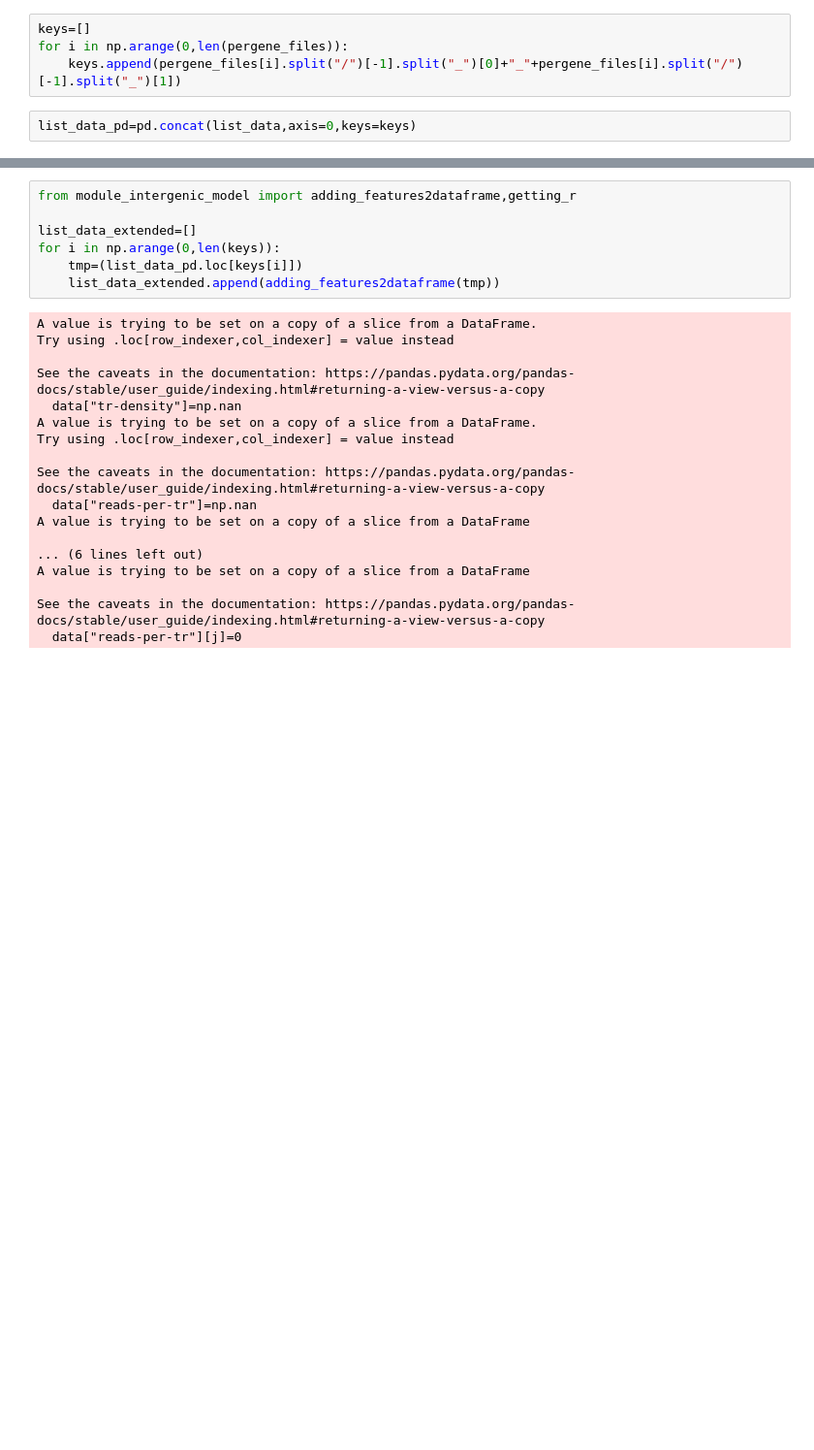
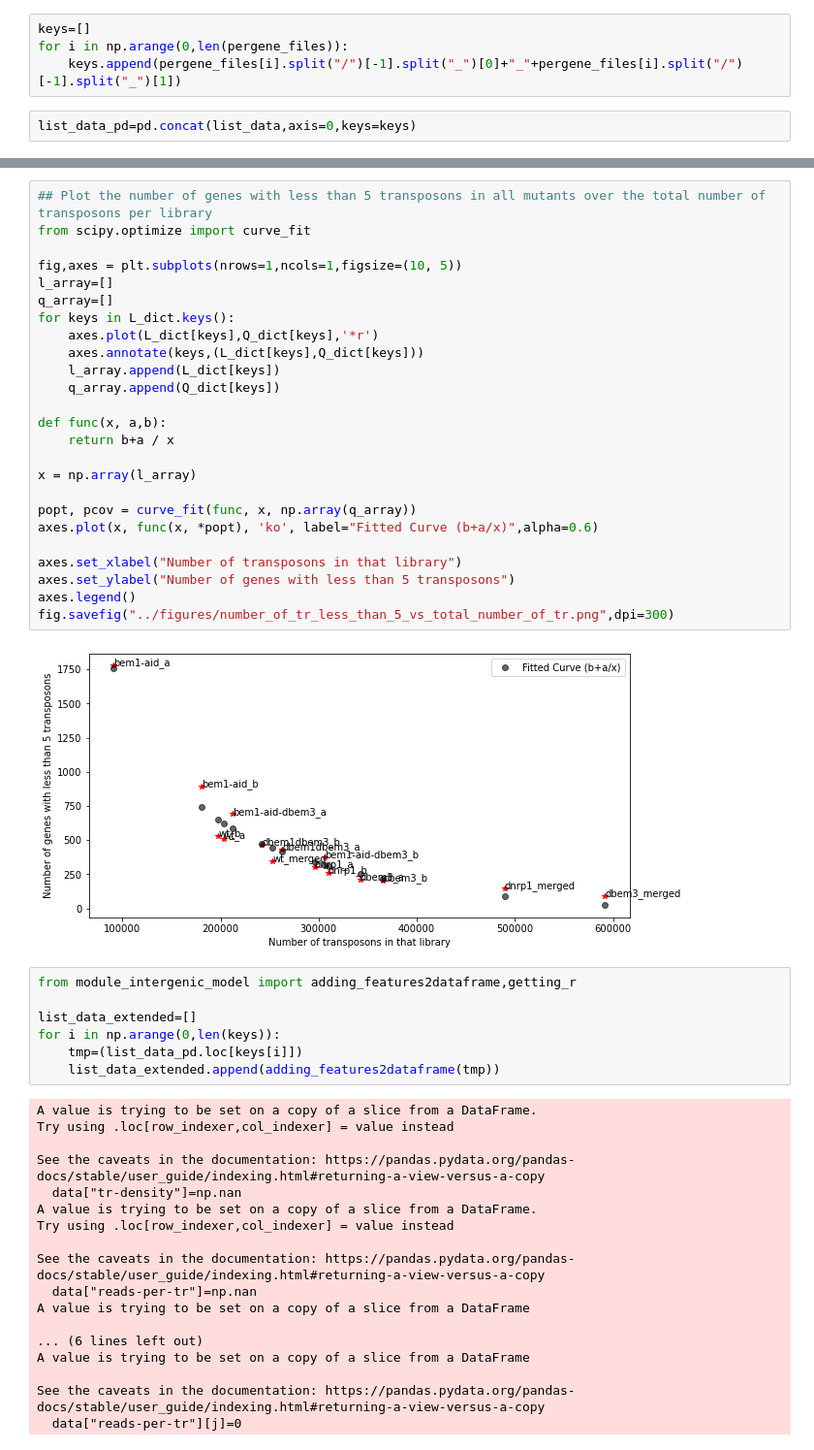
Before and after one commit to SATAY-LL/comparative-analysis-among-strains, a Jupyter notebook: src/analysis_evolutionary_trajectory.ipynb, the cells around one changed output, grey strips where cells are left out. Shown at 97% size. Saved outputs shown, nothing was run; the diff lists cells and outputs as text; blank space fills up the shorter version.

```diff
--- a/src/analysis_evolutionary_trajectory.ipynb
+++ b/src/analysis_evolutionary_trajectory.ipynb
@@ -82,6 +89,33 @@ plt.savefig("../figures/fig_number_insertions_and_reads_for_all_libraries.png",d
 plt.tight_layout(pad=3)
 # %% [output]
 [figure]
+# %%
+## Plot the number of genes with less than 5 transposons in all mutants over the total number of transposons per library
+from scipy.optimize import curve_fit
+
+fig,axes = plt.subplots(nrows=1,ncols=1,figsize=(10, 5))
+l_array=[]
+q_array=[]
+for keys in L_dict.keys():
+    axes.plot(L_dict[keys],Q_dict[keys],'*r')
+    axes.annotate(keys,(L_dict[keys],Q_dict[keys]))
+    l_array.append(L_dict[keys])
+    q_array.append(Q_dict[keys])
+
+def func(x, a,b):
+    return b+a / x
+
+x = np.array(l_array)
+
+popt, pcov = curve_fit(func, x, np.array(q_array))
+axes.plot(x, func(x, *popt), 'ko', label="Fitted Curve (b+a/x)",alpha=0.6)
+
+axes.set_xlabel("Number of transposons in that library")
+axes.set_ylabel("Number of genes with less than 5 transposons")
+axes.legend()
+fig.savefig("../figures/number_of_tr_less_than_5_vs_total_number_of_tr.png",dpi=300)
+# %% [output]
+[figure, added]
 # %%
 from module_intergenic_model import adding_features2dataframe,getting_r
 
```
Also changed, not shown: parts of 5 cells of this notebook.
